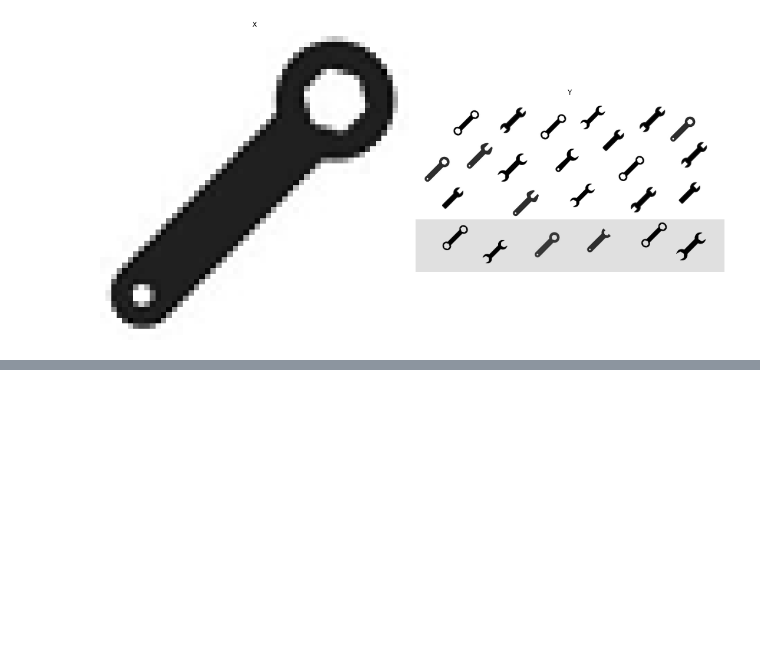
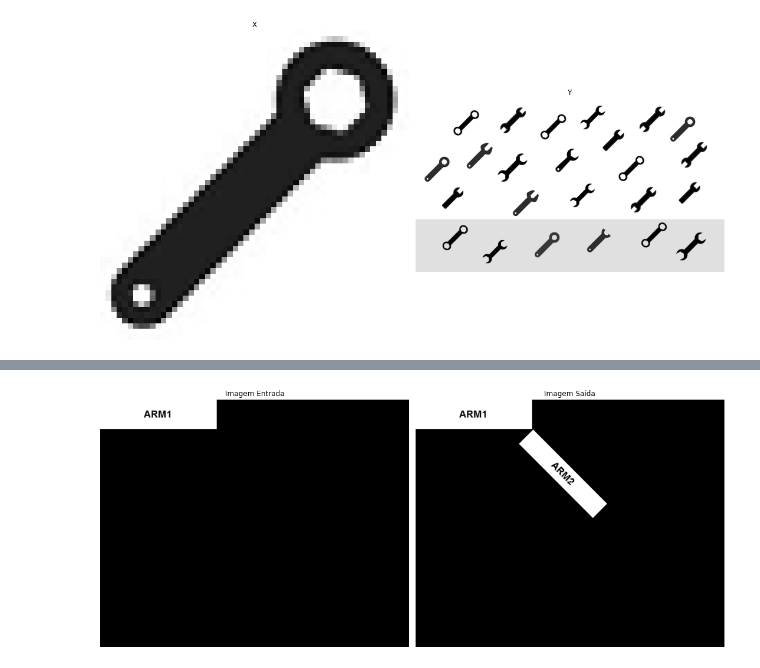
Before and after one commit to fekurita/MachineVision, a Jupyter notebook: APS2/APS2.ipynb, the cells around one changed output, grey strips where cells are left out. Saved outputs shown, nothing was run; the diff lists cells and outputs as text; code cells hidden in the pictures; blank space fills up the shorter version.

```diff
--- a/APS2/APS2.ipynb
+++ b/APS2/APS2.ipynb
@@ -175,0 +254,33 @@ plt.show()
+# %%
+theta1 = 45*np.pi/180
+TH=np.array( [[np.cos(theta1), -np.sin(theta1), 285],
+    [np.sin(theta1), np.cos(theta1), 75],
+    [0, 0, 1]], dtype = np.float32)
+
+TH_inv=np.linalg.inv(TH)
+#Inicializando a imagem de saida com pixels pretos (0) ou brancos (255)
+Fig_Arm1_Arm2 = Fig_Arm1.copy()
+#varredura da imagem
+for u in range(wbase): # varrendo as colunas (horizontais), o que corresponde a X
+    for v in range(hbase): # varrendo as linhas (verticais), o que corresponde a Y
+        p1=np.array([ [u], [v], [1] ]) # montagem do vetor coluna P0 (x,y,1)
+        p0=np.matmul(TH_inv,p1) # calculo do vetor coluna P1 (u,v,1)
+        x=int(p0[0])
+        y=int(p0[1])
+        if (x>=0) and (x<wbase) and (y>=0) and (y<hbase):
+            Fig_Arm1_Arm2[v,u] = Fig_Arm2_novo[y,x] #--> Y e V sao as linhas; X e U sao as colunas
+
+plt.figure(figsize=(15,10))
+plt.subplot(1,2,1)
+plt.imshow(Fig_Arm1, cmap='gray')
+plt.title('Imagem Entrada')
+plt.axis('off')
+
+plt.subplot(1,2,2)
+plt.imshow(Fig_Arm1_Arm2, cmap='gray')
+plt.title('Imagem Saida')
+plt.axis('off')
+plt.tight_layout()
+plt.show()
+# %% [output]
+[figure, added]
```
Also changed, not shown: parts of 8 cells of this notebook, 1 other file.
